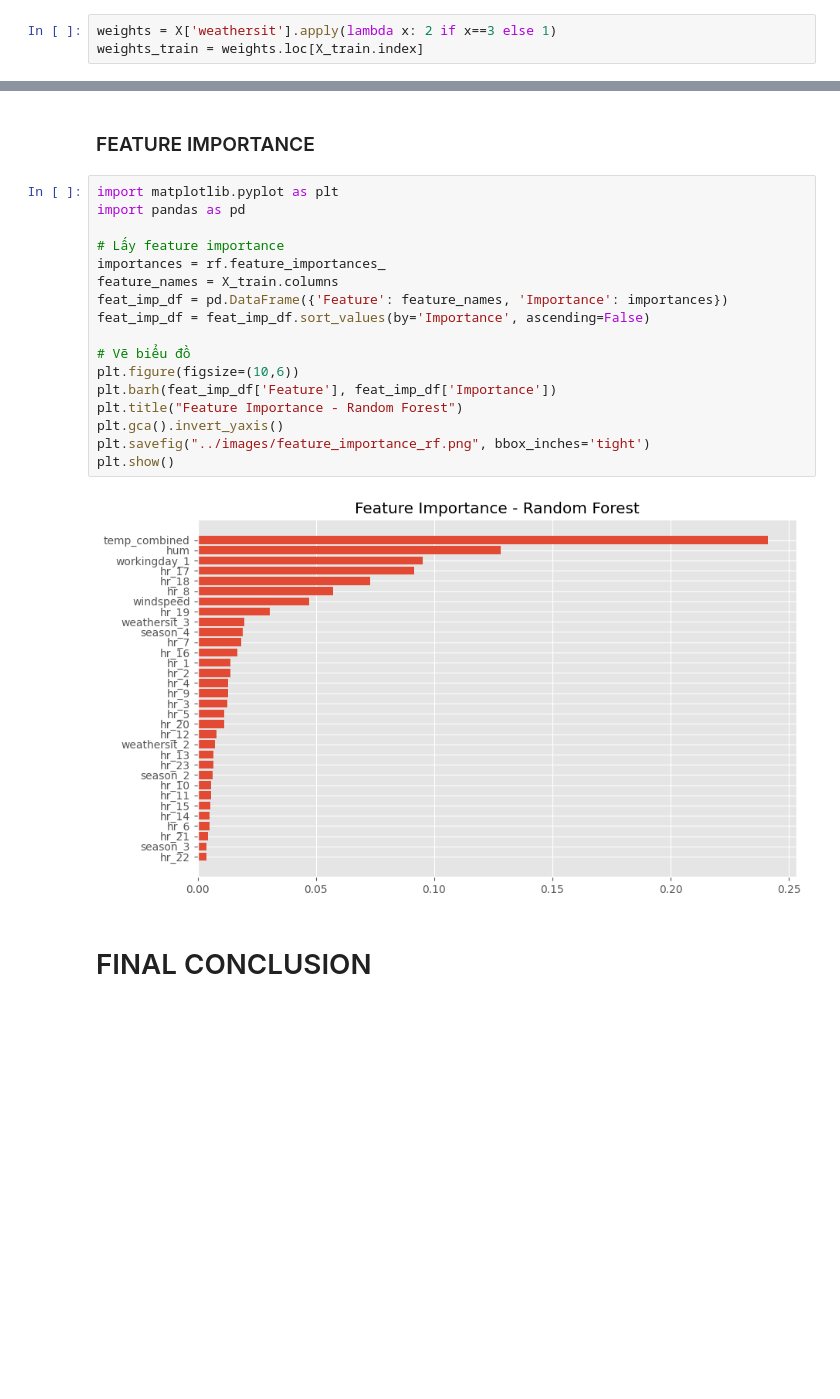
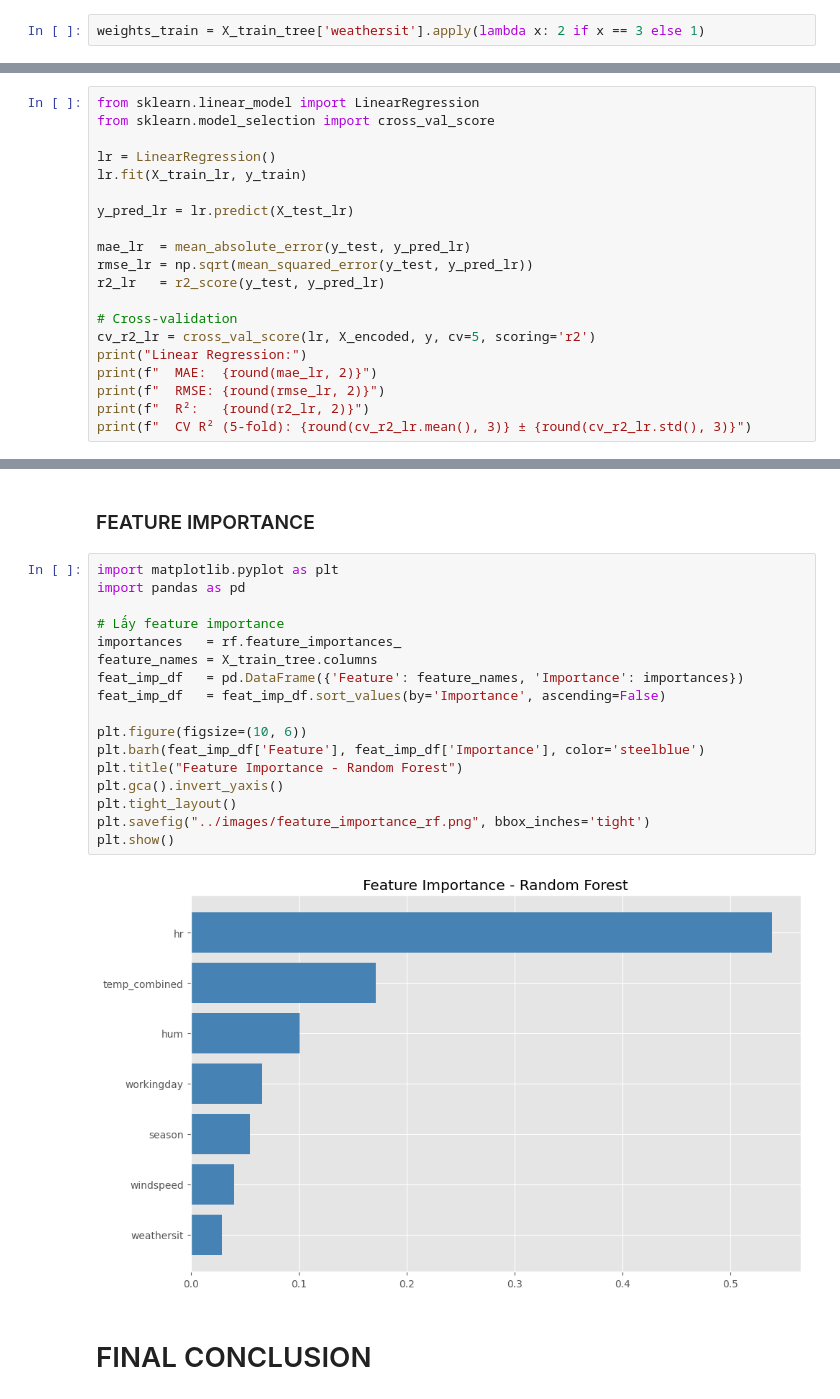
Before and after one commit to thuannd2k5/Machine_Learning, a Jupyter notebook: notebooks/eda.ipynb, the cells around one changed output, grey strips where cells are left out. Drawn from its saved outputs; the diff is of its cells as text; blank space fills up the shorter version.

```diff
--- a/notebooks/eda.ipynb
+++ b/notebooks/eda.ipynb
@@ -827,5 +833,4 @@ Sample weight
 # %%
-weights = X['weathersit'].apply(lambda x: 2 if x==3 else 1)
-weights_train = weights.loc[X_train.index]
+weights_train = X_train_tree['weathersit'].apply(lambda x: 2 if x == 3 else 1)
 # %% [markdown]
 Train Linear Regression
@@ -859,0 +837,20 @@ R²: 0.62
+# %%
+from sklearn.linear_model import LinearRegression
+from sklearn.model_selection import cross_val_score
+
+lr = LinearRegression()
+lr.fit(X_train_lr, y_train)
+
+y_pred_lr = lr.predict(X_test_lr)
+
+mae_lr  = mean_absolute_error(y_test, y_pred_lr)
+rmse_lr = np.sqrt(mean_squared_error(y_test, y_pred_lr))
+r2_lr   = r2_score(y_test, y_pred_lr)
+
+# Cross-validation
+cv_r2_lr = cross_val_score(lr, X_encoded, y, cv=5, scoring='r2')
+print("Linear Regression:")
+print(f"  MAE:  {round(mae_lr, 2)}")
+print(f"  RMSE: {round(rmse_lr, 2)}")
+print(f"  R²:   {round(r2_lr, 2)}")
+print(f"  CV R² (5-fold): {round(cv_r2_lr.mean(), 3)} ± {round(cv_r2_lr.std(), 3)}")
@@ -1014,22 +1009,22 @@ joblib.dump(xgb, "../models/xgboost_model.pkl")
 # %%
 import matplotlib.pyplot as plt
 import pandas as pd
 
 # Lấy feature importance
-importances = rf.feature_importances_
-feature_names = X_train.columns
-feat_imp_df = pd.DataFrame({'Feature': feature_names, 'Importance': importances})
-feat_imp_df = feat_imp_df.sort_values(by='Importance', ascending=False)
+importances   = rf.feature_importances_
+feature_names = X_train_tree.columns
+feat_imp_df   = pd.DataFrame({'Feature': feature_names, 'Importance': importances})
+feat_imp_df   = feat_imp_df.sort_values(by='Importance', ascending=False)
 
-# Vẽ biểu đồ
-plt.figure(figsize=(10,6))
-plt.barh(feat_imp_df['Feature'], feat_imp_df['Importance'])
+plt.figure(figsize=(10, 6))
+plt.barh(feat_imp_df['Feature'], feat_imp_df['Importance'], color='steelblue')
 plt.title("Feature Importance - Random Forest")
 plt.gca().invert_yaxis()
+plt.tight_layout()
 plt.savefig("../images/feature_importance_rf.png", bbox_inches='tight')
 plt.show()
 # %% [output]
-[figure, old version]
+[figure, new version]
 # %% [markdown]
 # FINAL CONCLUSION
 # %% [markdown]
```
Also changed, not shown: parts of 17 cells of this notebook, 7 other files.
